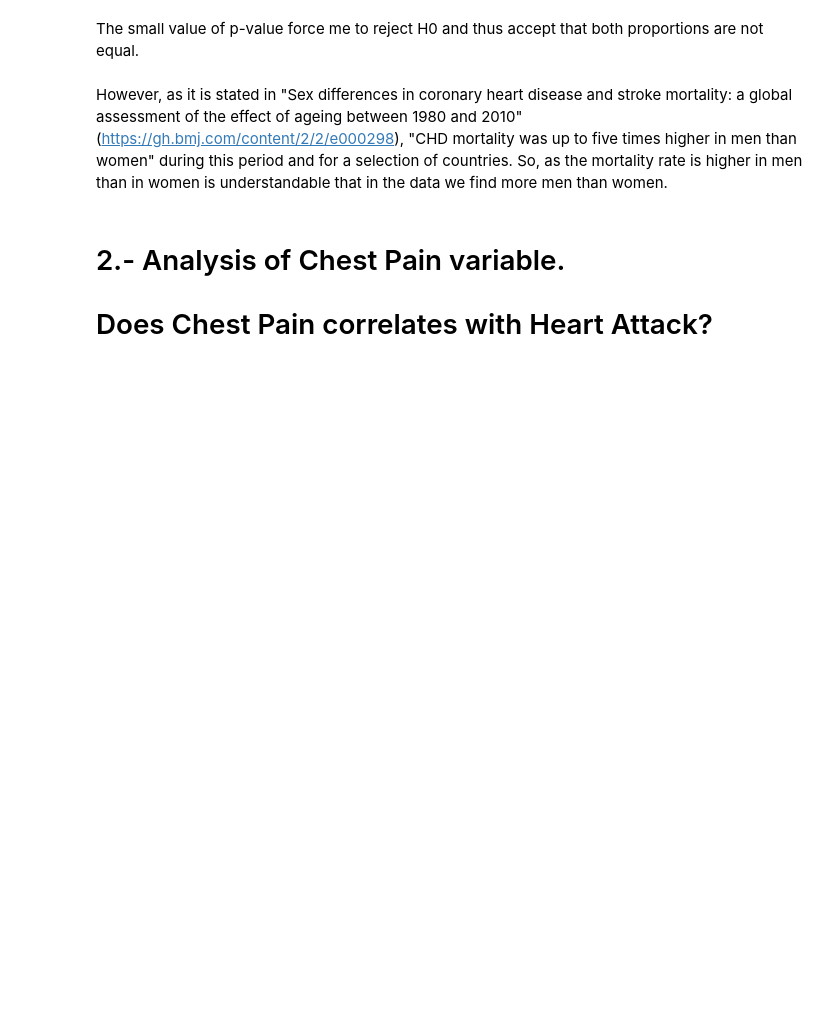
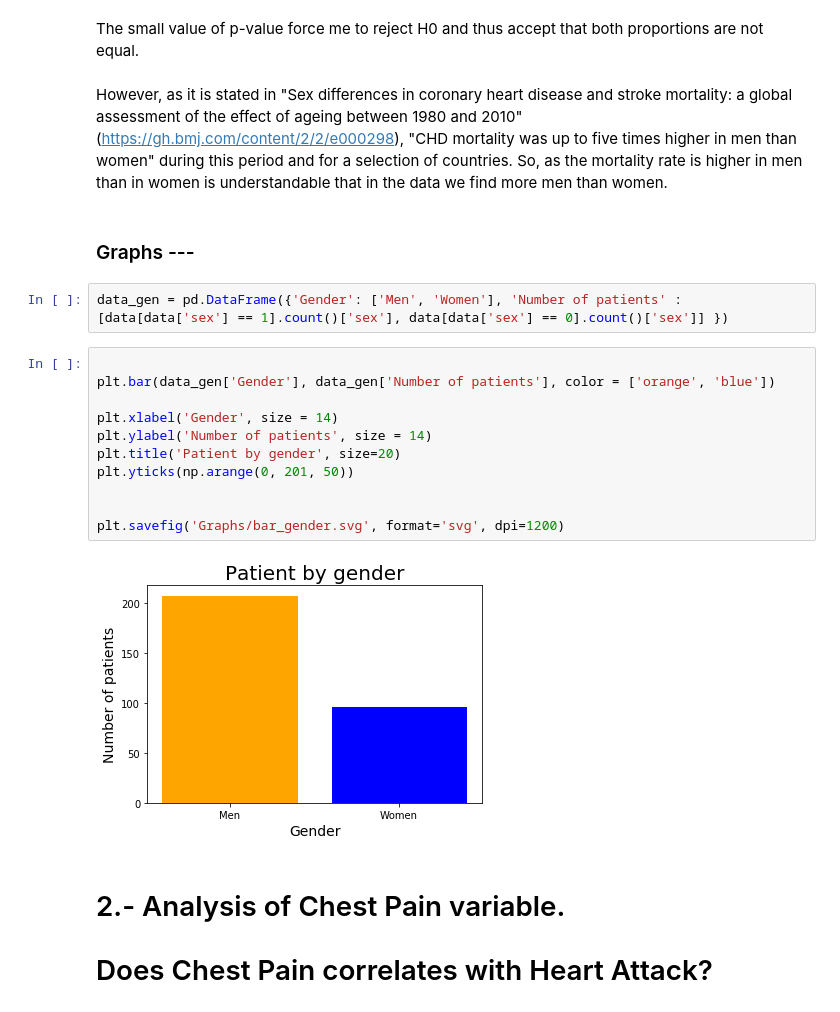
Before and after one commit to dvsun/your-own-project, a Jupyter notebook: Analysis.ipynb, the cells around one changed output. Saved outputs shown, nothing was run; the diff lists cells and outputs as text; blank space fills up the shorter version.

```diff
--- a/Analysis.ipynb
+++ b/Analysis.ipynb
@@ -84,6 +101,23 @@ Ttest_1sampResult(statistic=6.841883348437271, pvalue=4.352961409325433e-11)
 The small value of p-value force me to reject H0 and thus accept that both proportions are not equal.
 # %% [markdown]
 However, as it is stated in "Sex differences in coronary heart disease and stroke mortality: a global assessment of the effect of ageing between 1980 and 2010"(https://gh.bmj.com/content/2/2/e000298), "CHD mortality was up to five times higher in men than women" during this period and for a selection of countries. So, as the mortality rate is higher in men than in women is understandable that in the data we find more men than women.
+# %% [markdown]
+### Graphs ---
+# %%
+data_gen = pd.DataFrame({'Gender': ['Men', 'Women'], 'Number of patients' :[data[data['sex'] == 1].count()['sex'], data[data['sex'] == 0].count()['sex']] })
+# %%
+
+plt.bar(data_gen['Gender'], data_gen['Number of patients'], color = ['orange', 'blue'])
+
+plt.xlabel('Gender', size = 14)
+plt.ylabel('Number of patients', size = 14)
+plt.title('Patient by gender', size=20)
+plt.yticks(np.arange(0, 201, 50))
+
+
+plt.savefig('Graphs/bar_gender.svg', format='svg', dpi=1200)
+# %% [output]
+[figure, added]
 # %% [markdown]
 # 2.- Analysis of Chest Pain variable.
 # Does Chest Pain correlates with Heart Attack?
```
Also changed, not shown: parts of 46 cells of this notebook, 15 other files.
